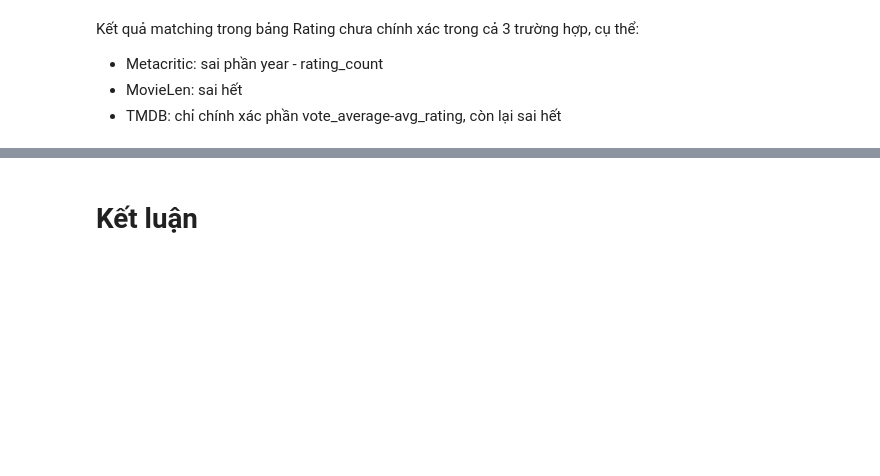
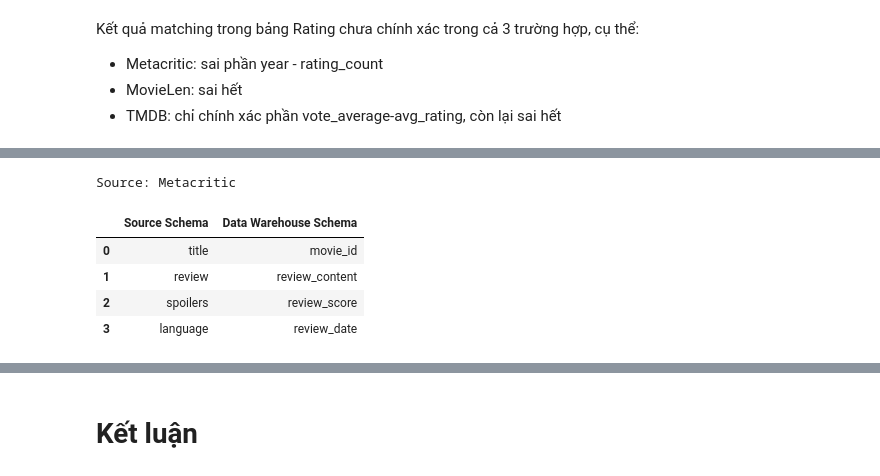
Before and after one commit to TranAnhVu0411/Data_Integration_Project_Group_23, a Jupyter notebook: schema_matching.ipynb, the cells around one changed output, grey strips where cells are left out. Cells and saved outputs as stored; diff of their text form; code cells hidden in the pictures; blank space fills up the shorter version.

```diff
--- a/schema_matching.ipynb
+++ b/schema_matching.ipynb
@@ -195,0 +287,5 @@ Please also refer to the documentation for alternative solver options:
+# %%
+review_schema_list = [df_review_train, df_review_warehouse_train]
+review_mapping_list = [review_data_mapping, review_data_warehouse_mapping]
+review_fm = flexmatcher.FlexMatcher(review_schema_list, review_mapping_list, sample_size=300)
+review_fm.train()
@@ -200,11 +324,19 @@ Please also refer to the documentation for alternative solver options:
 df_metacritic_movie = pd.read_csv("/Users/trananhvu/Documents/Tichhopdulieu/Data_Integration_Group23/Data/metacritic/movieDatasetClean.csv")
 df_movielen_movie = pd.read_csv("/Users/trananhvu/Documents/Tichhopdulieu/Data_Integration_Group23/Data/movielen/movies.csv")
 df_tmdb_movie = pd.read_csv("/Users/trananhvu/Documents/Tichhopdulieu/Data_Integration_Group23/Data/tmdb/tmdb.csv")
+
+# Review Info
+df_metacritic_review = pd.read_csv("/Users/trananhvu/Documents/Tichhopdulieu/Data_Integration_Group23/Data/metacritic/reviewDatasetClean.csv",
+                                   lineterminator='\n')
+df_movielen_rating = pd.read_csv("/Users/trananhvu/Documents/Tichhopdulieu/Data_Integration_Group23/Data/movielen/ratings.csv")
 # %%
 # Change types of all columns to string
 df_metacritic_movie = df_metacritic_movie.astype(create_convert_dict(df_metacritic_movie))
 df_movielen_movie = df_movielen_movie.astype(create_convert_dict(df_movielen_movie))
 df_tmdb_movie = df_tmdb_movie.astype(create_convert_dict(df_tmdb_movie))
+
+df_metacritic_review = df_metacritic_review.astype(create_convert_dict(df_metacritic_review))
+df_movielen_rating = df_movielen_rating.astype(create_convert_dict(df_movielen_rating))
 # %% [markdown]
 ## Movie Schema Matching
 # %%
@@ -330,0 +465,3 @@ Kết quả matching trong bảng Rating chưa chính xác trong cả 3 trườn
+# %%
+predicted_review_mapping_metacritic = review_fm.make_prediction(df_metacritic_review)
+predicted_rating_mapping_movielen = review_fm.make_prediction(df_movielen_rating)
@@ -330,0 +486,9 @@ Kết quả matching trong bảng Rating chưa chính xác trong cả 3 trườn
+# %%
+mapping_result("Metacritic", predicted_review_mapping_metacritic)
+# %% [output]
+Source: Metacritic
+|  | Source Schema | Data Warehouse Schema |
+| 0 | title | movie_id |
+| 1 | review | review_content |
+| 2 | spoilers | review_score |
+| 3 | language | review_date |
```
Also changed, not shown: parts of 25 cells of this notebook, 4 other files.
